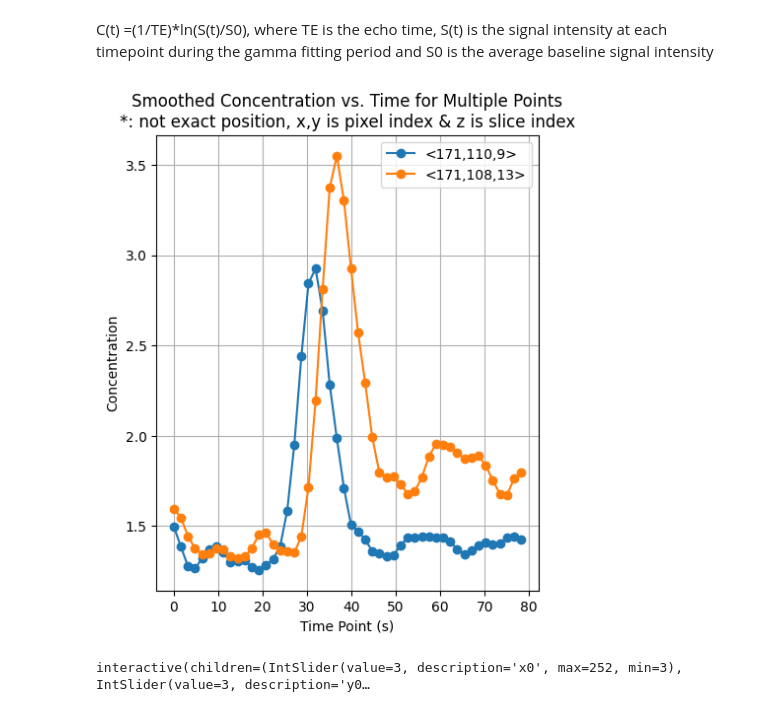
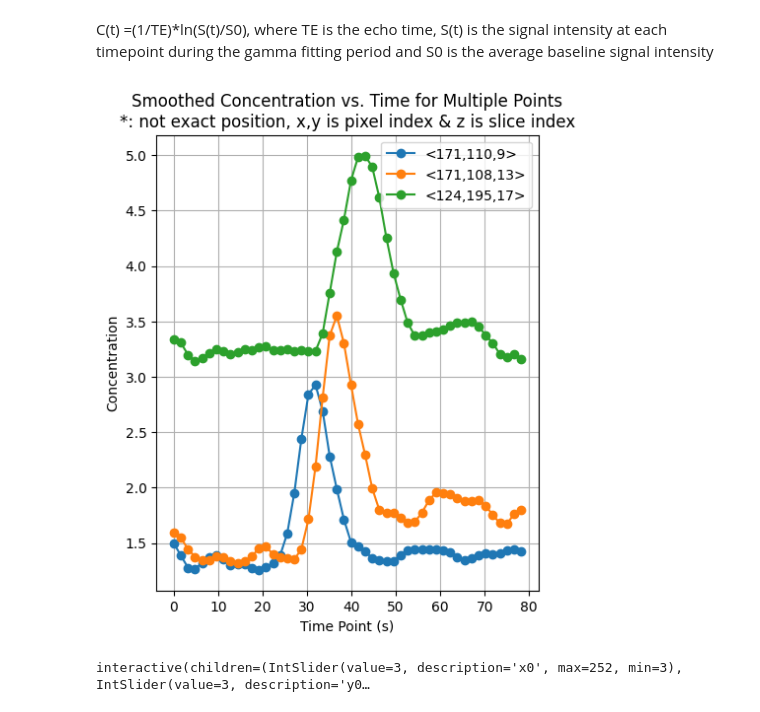
Before and after one commit to qqgjyx/MATH-Group, a Jupyter notebook: main.ipynb, the cells around one changed output. Cells and saved outputs as stored; diff of their text form; code cells hidden in the pictures.

```diff
--- a/main.ipynb
+++ b/main.ipynb
@@ -284,14 +284,16 @@ def plt_pointss(xyztuples=None, view=False, smooth=False, legend_on=False):
 # %%
 xyztuples = [
     (171,110,9),
 
     # (173,103,13),
     # (173,104,13),
-    (171,108,13)
+    (171,108,13),
+
+    (124,195,17)
     ]
 plt_pointss(xyztuples,smooth=True, legend_on=True)
 # %% [output]
-[figure, old version]
+[figure, new version]
 # %%
 def test_around(x0,y0,z0,r=5,s=False, l=False):
     xyztuples=[]
```
Also changed, not shown: parts of 9 cells of this notebook.
